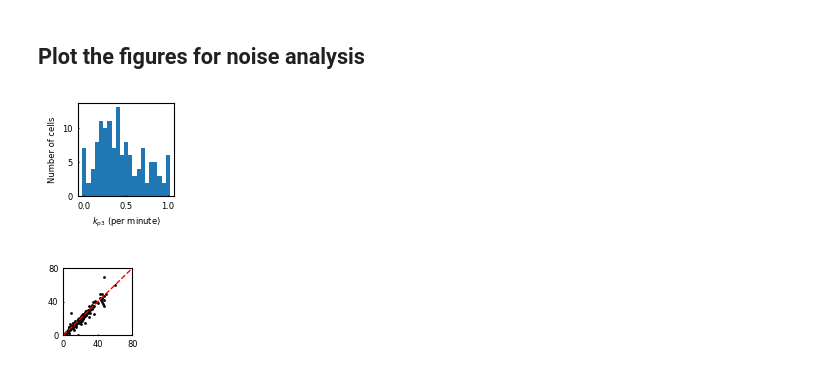
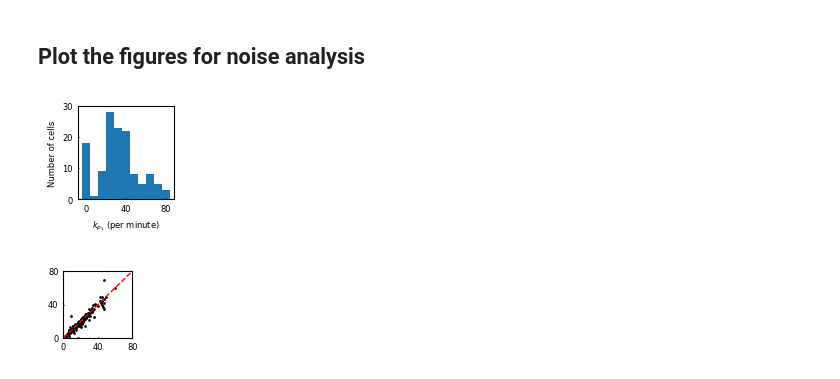
Before and after one commit to ZhouFang92/Rao-Blackwell-method-for-cell-specific-model-identification, a Jupyter notebook: Example_of_model_identification/Inference_of_real_data_3_gene_state_model.ipynb, the cells around one changed output. Cells and saved outputs as stored; diff of their text form; code cells hidden in the pictures.

```diff
--- a/Example_of_model_identification/Inference_of_real_data_3_gene_state_model.ipynb
+++ b/Example_of_model_identification/Inference_of_real_data_3_gene_state_model.ipynb
@@ -403,8 +403,8 @@ def cm_to_inch(value):
     return value/2.54
 
 # something to change for different plot
-parameter_name = 'k3'
-name_to_show = '$k_{p3}$'
+parameter_name = 'kp1'
+name_to_show = '$k_{p_1}$'
 
 
 if parameter_name in ['k1', 'k2', 'k3']:
@@ -418,34 +418,34 @@ elif parameter_name in ['kp2']:
 
 data = [ element[parameter_name] for element in parameters_MAP_list]
 
 fig = plt.figure(figsize=(cm_to_inch(3.5), cm_to_inch(3.5)))
 
 plt.hist(data, bins=bins)
 
 if parameter_name in ['kp1']:
     xticks = np.arange(0, 81, step=40)
     plt.xticks(xticks)  # Set the x-ticks
     plt.yticks(np.arange(0, 31, step=10))  # Set the y-ticks
 if parameter_name in ['kp2']:
     xticks = np.arange(20, 121, step=50)
     plt.xticks(xticks)  # Set the x-ticks
 
 plt.xlabel(name_to_show +' (per minute)', fontsize=6)
 plt.ylabel('Number of cells', fontsize=6)
 
 plt.tick_params(axis='x', labelsize=6, direction='in', length=1)
 plt.tick_params(axis='y', labelsize=6, direction='in', length=1)
 
 
 
 
 
 
 plt.subplots_adjust(bottom=0.2, left= 0.2)
 
 fig.savefig("figure.eps", format='eps')
 # %% [output]
-[figure, old version]
+[figure, new version]
 # %%
 # plot the stationary mean of real cells and inferred model
 
```
Also changed, not shown: parts of 1 cell of this notebook, 2 other files.
